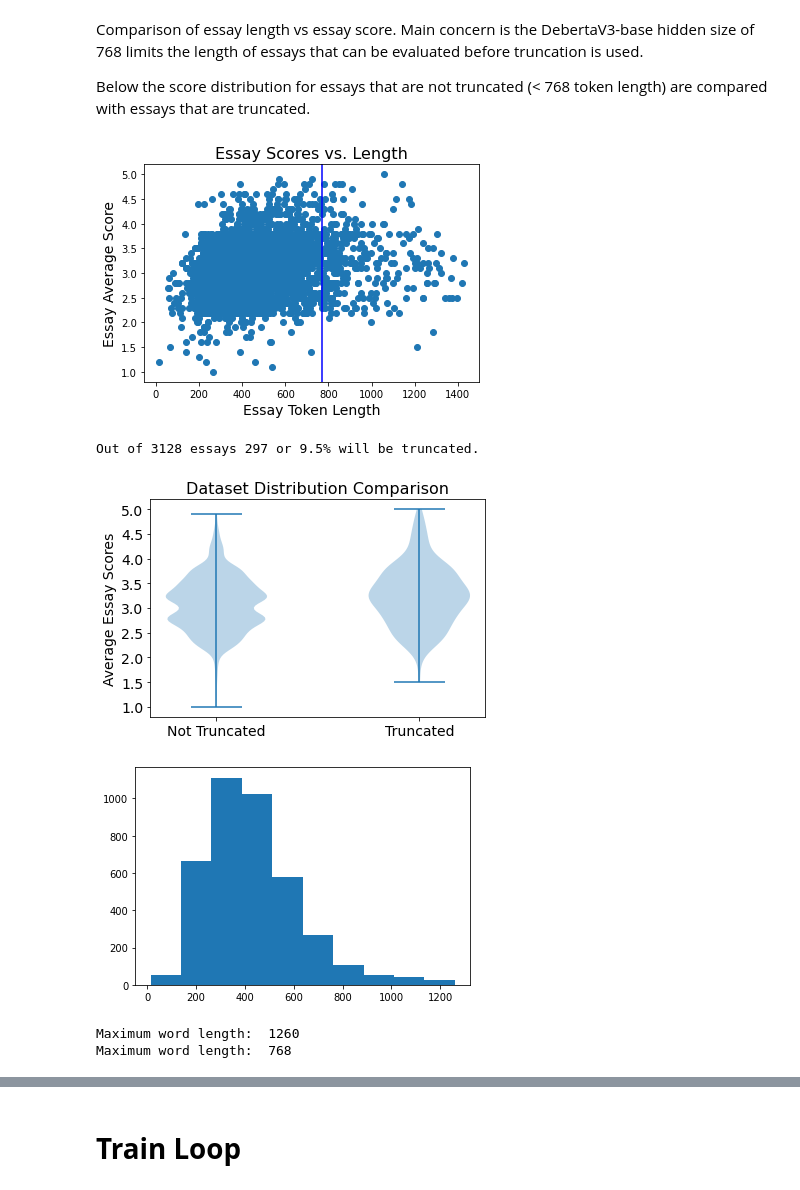
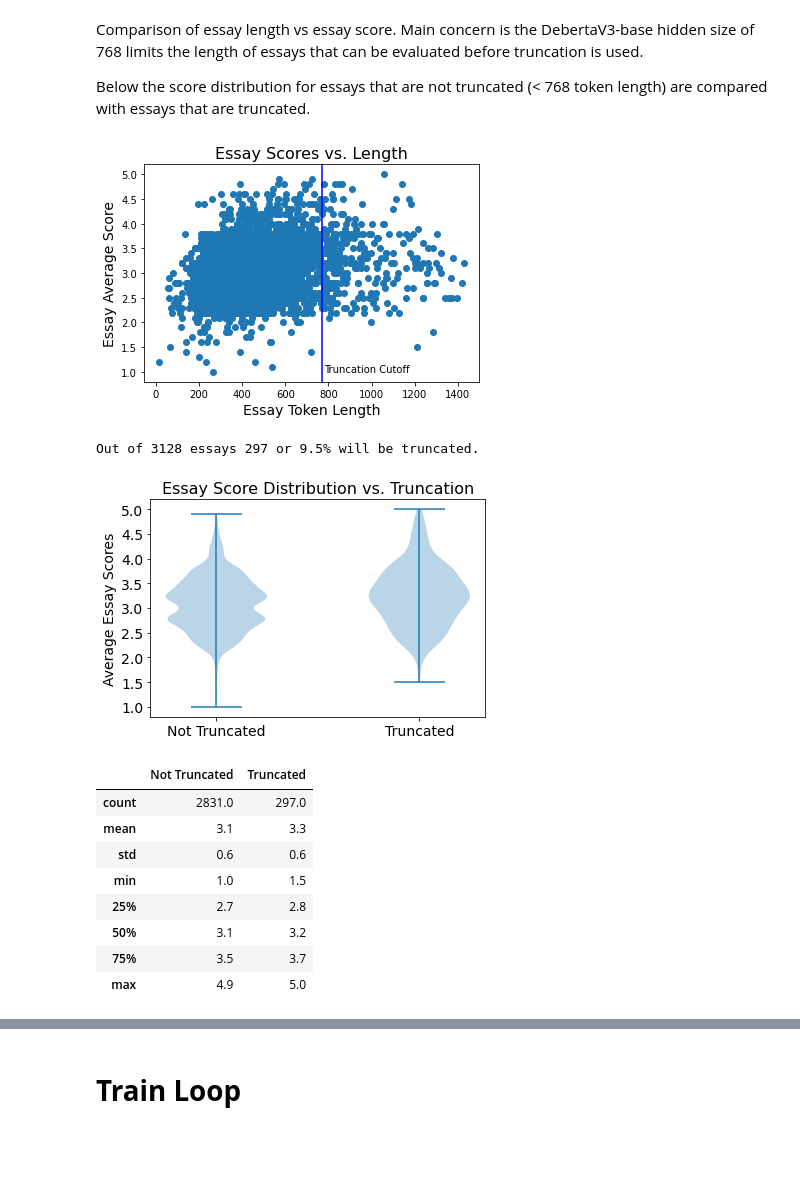
Before and after one commit to kdevoe/Essay-Scoring, a Jupyter notebook: ell-debertav3-base.ipynb, the cells around one changed output, grey strips where cells are left out. Cells and saved outputs as stored; diff of their text form; code cells hidden in the pictures; blank space fills up the shorter version.

```diff
--- a/ell-debertav3-base.ipynb
+++ b/ell-debertav3-base.ipynb
@@ -216,50 +207,49 @@ Below the score distribution for essays that are not truncated (< 768 token leng
 # Ratio of essays over token length limit
 
 
 # Show token length vs average essay score
 plt.scatter(token_lengths, df_train['Average'])
 plt.title("Essay Scores vs. Length", fontsize=DEFAULT_FONT+2)
 plt.xlabel("Essay Token Length", fontsize=DEFAULT_FONT)
 plt.ylabel("Essay Average Score", fontsize=DEFAULT_FONT)
 plt.axvline(x = MAX_CONTEXT, color = 'b', label = 'Truncation Cutoff')
+plt.text(MAX_CONTEXT + 10, 1 ,'Truncation Cutoff',rotation=0)
 plt.show()
 
 # Compare score distributions for essays above and below length threshold
 over_threshold = token_lengths > MAX_CONTEXT
 within_threshold = token_lengths <= MAX_CONTEXT
 
 print(f"Out of {len(token_lengths)} essays {np.count_nonzero(over_threshold)} \
 or {np.count_nonzero(over_threshold)/len(token_lengths)*100:.1f}% will be truncated.")
 
 not_truncated = np.array(df_train['Average'][within_threshold])
 truncated = np.array(df_train['Average'][over_threshold])
 
 # Compare distributions of each dataset
 plt.violinplot([df_train['Average'][within_threshold], df_train['Average'][over_threshold]])
 plt.yticks(fontsize=DEFAULT_FONT)
 plt.xticks([1, 2], ['Not Truncated', 'Truncated'], fontsize=DEFAULT_FONT)
 plt.title("Essay Score Distribution vs. Truncation", fontsize=DEFAULT_FONT+2)
 plt.ylabel("Average Essay Scores", fontsize=DEFAULT_FONT)
 plt.show()
+
+not_trunc_desc = df_train['Average'][within_threshold].describe()
+trunc_desc = df_train['Average'][over_threshold].describe()
+
+trunc_summary = pd.concat([not_trunc_desc, trunc_desc], axis=1)
+trunc_summary.columns = ['Not Truncated', 'Truncated']
+display(trunc_summary)
 # %% [output]
-[figure, old version]
+[figure, new version]
 Out of 3128 essays 297 or 9.5% will be truncated.
-[figure, old version]
+[figure, new version]
+|  | Not Truncated | Truncated |
+| count | 2831.0 | 297.0 |
+| mean | 3.1 | 3.3 |
+| std | 0.6 | 0.6 |
+| min | 1.0 | 1.5 |
+| 25% | 2.7 | 2.8 |
+| 50% | 3.1 | 3.2 |
+| 75% | 3.5 | 3.7 |
+| max | 4.9 | 5.0 |
-# %%
-train_skew = round(skew(df_train['Average']), 2)
-val_skew = round(skew(df_val['Average']), 2)
-test_skew = round(skew(df_test['Average']), 2)
-
-word_lengths = df_all.full_text.map(lambda x: len(x.split()))
-plt.hist(word_lengths)
-plt.show()
-
-max_len = df_all.full_text.map(lambda x: len(x.split())).max()
-print("Maximum word length: ", max_len)
-max_len = min(max_len, 768)
-
-print("Maximum word length: ", max_len)
-# %% [output]
-[figure, removed]
-Maximum word length:  1260
-Maximum word length:  768
```
Also changed, not shown: parts of 18 cells of this notebook.
